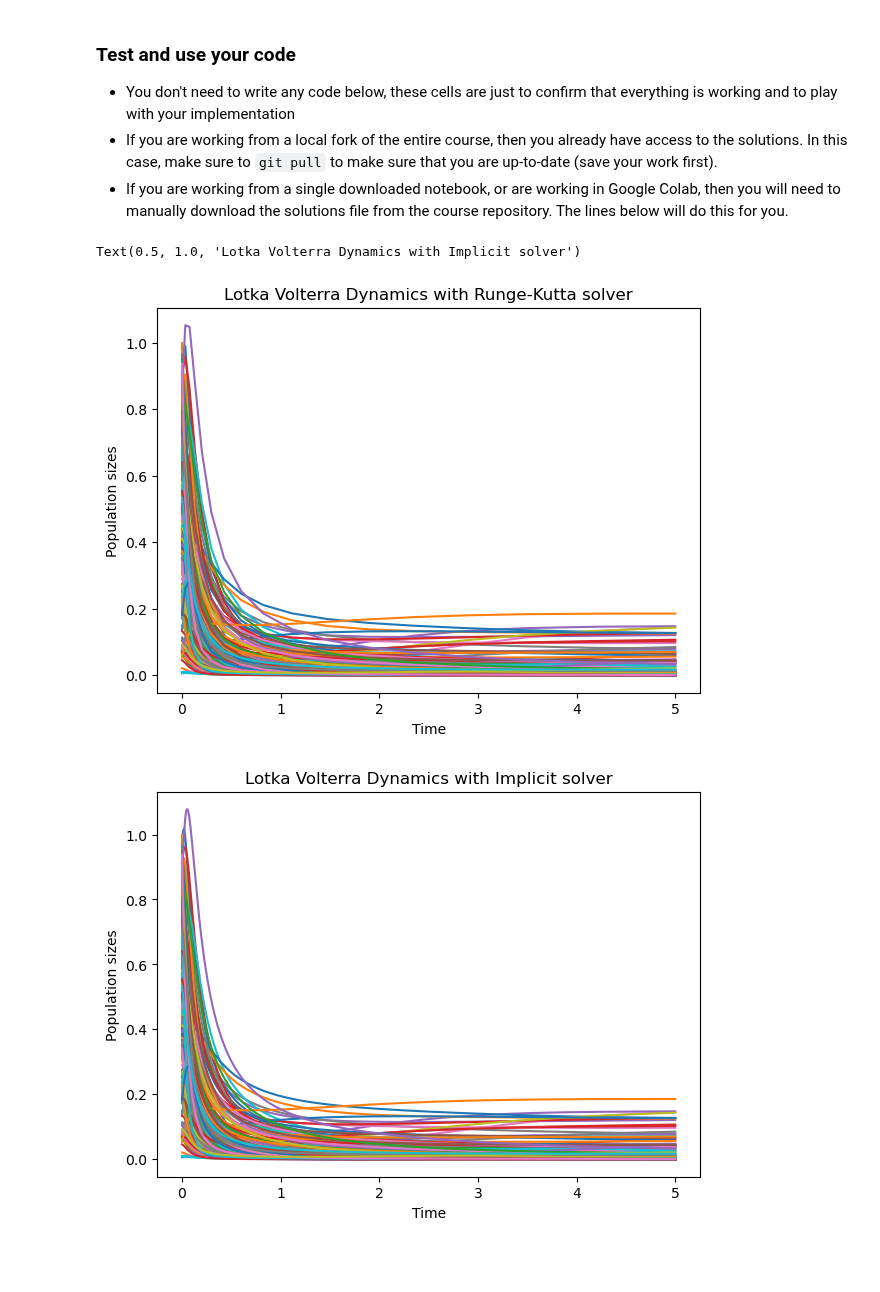
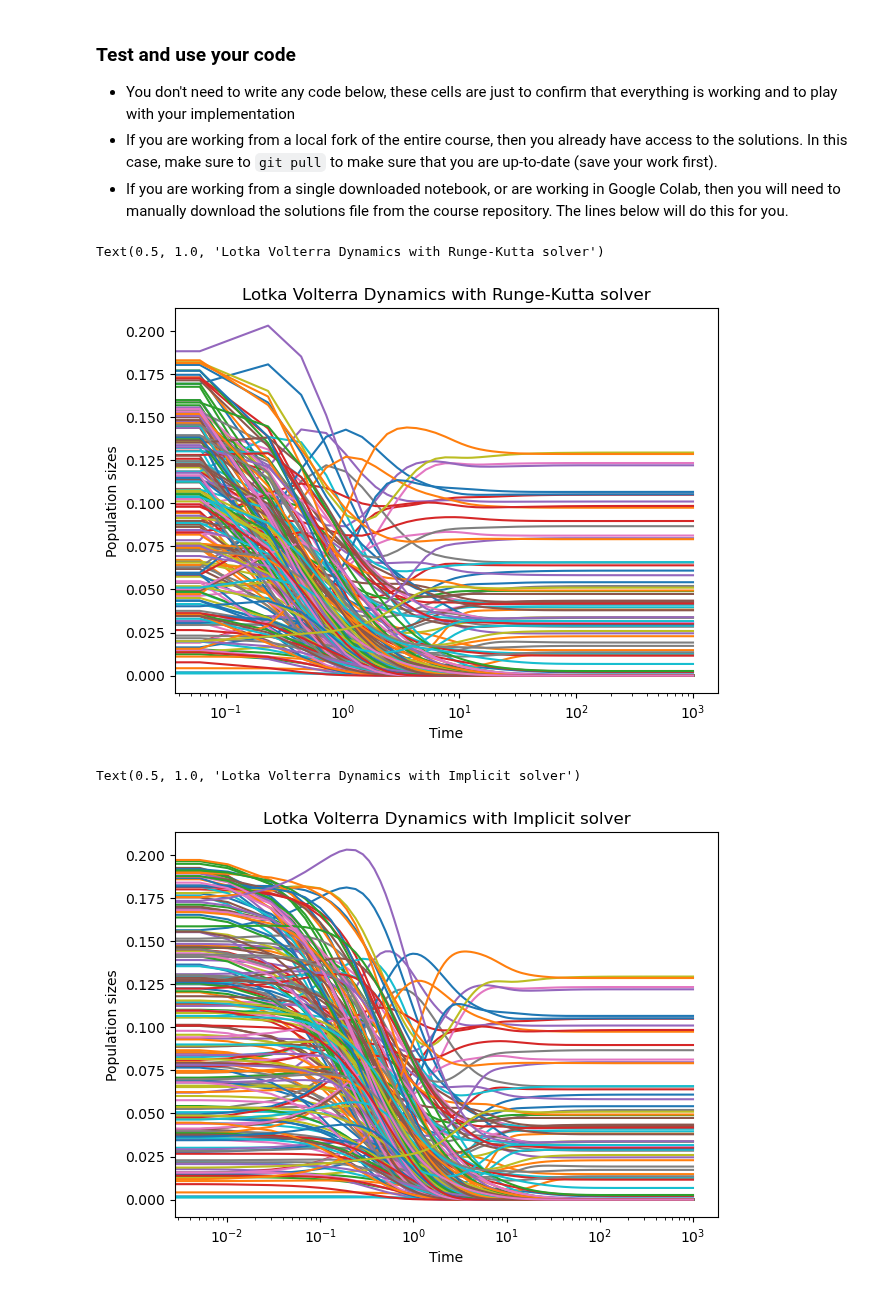
Before and after one commit to williamgilpin/cphy, a Jupyter notebook: hw/lotka_volterra.ipynb, the cells around one changed output. Saved outputs shown, nothing was run; the diff lists cells and outputs as text; code cells hidden in the pictures; blank space fills up the shorter version.

```diff
--- a/hw/lotka_volterra.ipynb
+++ b/hw/lotka_volterra.ipynb
@@ -110,7 +104,7 @@ class LotkaVolterra:
 
     """
 
-    def __init__(self, N, sigma=1.0, d=12.5, random_state=None):
+    def __init__(self, N, sigma=1.0, d=15.5, random_state=None):
         ################################################################################
         #
         #
@@ -170,8 +164,9 @@ class LotkaVolterraWithJacobian(LotkaVolterra):
         #
         ################################################################################
         # raise NotImplementedError("Implement this method")
-
         return np.diag(self.r + np.dot(self.A, n)) + self.A * n[:, None] - self.d * n
+        g = self.r + np.dot(self.A, n) - self.d * n
+        return np.diag(g) + np.diag(n) @ (self.A - np.diag(self.d))
 # %% [markdown]
 ### Test and use your code
 
@@ -201,31 +196,32 @@ file_path = os.path.join('solutions', 'sandpile.py')
 with open(file_path, 'wb') as file:
     file.write(response.content)
 print(f'File saved to {file_path}')
+# %%
+## Initialize simulation parameters
+N = 200
+lv = LotkaVolterra(N, random_state=0)
+# initial population sizes of all species should be greater than one
+n0 = 0.2 * np.random.uniform(size=(N,))
+sol = solve_ivp(lv.rhs, [0, 1000], n0, method="RK45")
+plt.figure(figsize=(7, 5))
+plt.semilogx(sol.t, sol.y.T);
+plt.xlabel("Time")
+plt.ylabel("Population sizes")
+plt.title("Lotka Volterra Dynamics with Runge-Kutta solver")
+# %% [output]
+Text(0.5, 1.0, 'Lotka Volterra Dynamics with Runge-Kutta solver')
+[figure, added]
 # %%
-## Initialize simulation parameters
-N = 200
-lv = LotkaVolterra(N, random_state=0)
-# initial population sizes of all species should be greater than one
-n0 = np.random.uniform(size=(N,))
-sol = solve_ivp(lv.rhs, [0, 5], n0, method="RK45")
+lvj = LotkaVolterraWithJacobian(N, random_state=0)
+sol = solve_ivp(lvj.rhs, [0, 1000], n0, jac=lvj.jacobian, method="LSODA")
 plt.figure(figsize=(7, 5))
-plt.plot(sol.t, sol.y.T);
-plt.xlabel("Time")
-plt.ylabel("Population sizes")
-plt.title("Lotka Volterra Dynamics with Runge-Kutta solver")
-
-
-lvj = LotkaVolterraWithJacobian(N, random_state=0)
-sol = solve_ivp(lvj.rhs, [0, 5], n0, jac=lvj.jacobian, method="Radau")
-plt.figure(figsize=(7, 5))
-plt.plot(sol.t, sol.y.T);
+plt.semilogx(sol.t, sol.y.T);
 plt.xlabel("Time")
 plt.ylabel("Population sizes")
 plt.title("Lotka Volterra Dynamics with Implicit solver")
 # %% [output]
 Text(0.5, 1.0, 'Lotka Volterra Dynamics with Implicit solver')
-[figure, old version]
+[figure, new version]
-[figure, removed]
 # %%
 ## Sample many random ecosystems, and study their asymptotic dynamics
 
```
Also changed, not shown: parts of 3 cells of this notebook, 1 other file.
